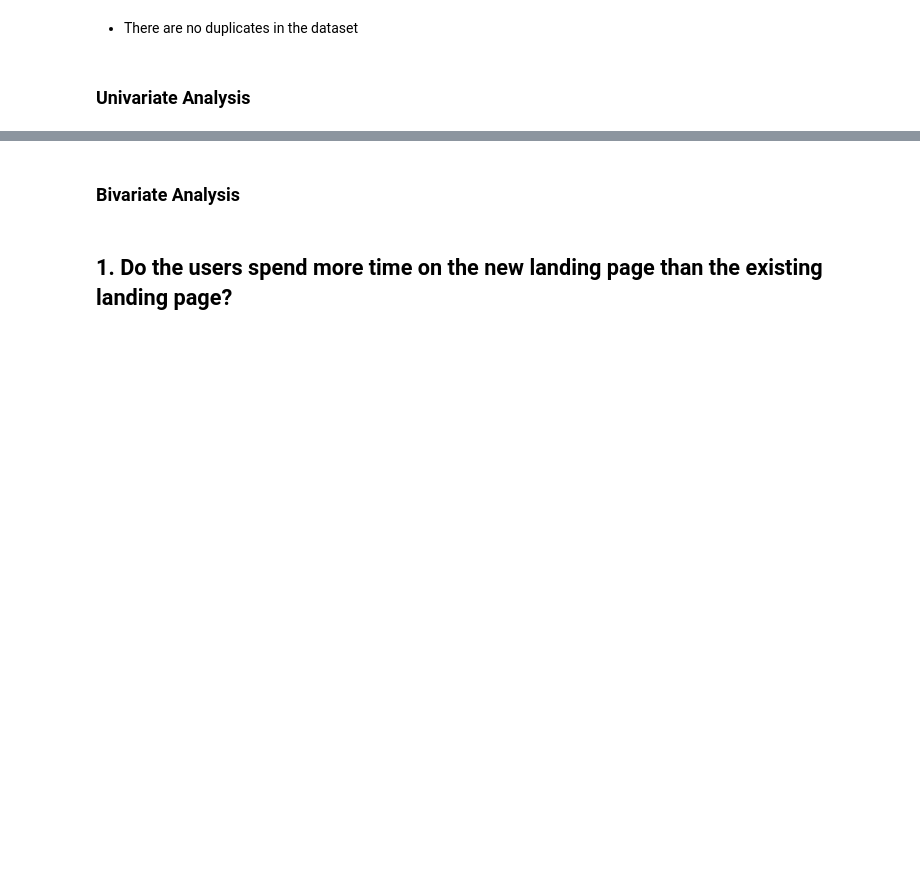
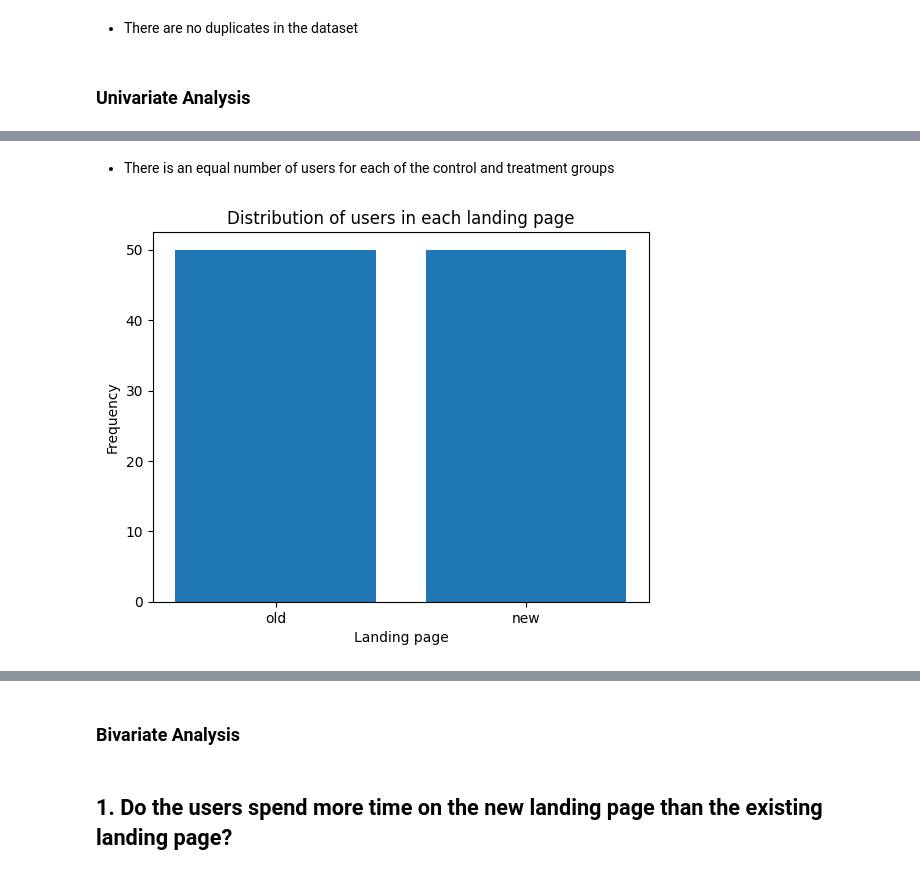
Before and after one commit to akatjizeu/Data-Science, a Jupyter notebook: deakin-bridging/business-stats/ENews_Express_Learner_Notebook_Full_Code.ipynb, the cells around one changed output, grey strips where cells are left out. Saved outputs shown, nothing was run; the diff lists cells and outputs as text; code cells hidden in the pictures; blank space fills up the shorter version.

```diff
--- a/deakin-bridging/business-stats/ENews_Express_Learner_Notebook_Full_Code.ipynb
+++ b/deakin-bridging/business-stats/ENews_Express_Learner_Notebook_Full_Code.ipynb
@@ -126,0 +145,9 @@ np.int64(0)
+# %% [markdown]
+* There is an equal number of users for each of the control and treatment groups
+# %%
+plt.bar(data['landing_page'].value_counts().index, data['landing_page'].value_counts())
+plt.xlabel('Landing page')
+plt.ylabel('Frequency')
+plt.title('Distribution of users in each landing page');
+# %% [output]
+[figure, added]
```
Also changed, not shown: parts of 9 cells of this notebook.
